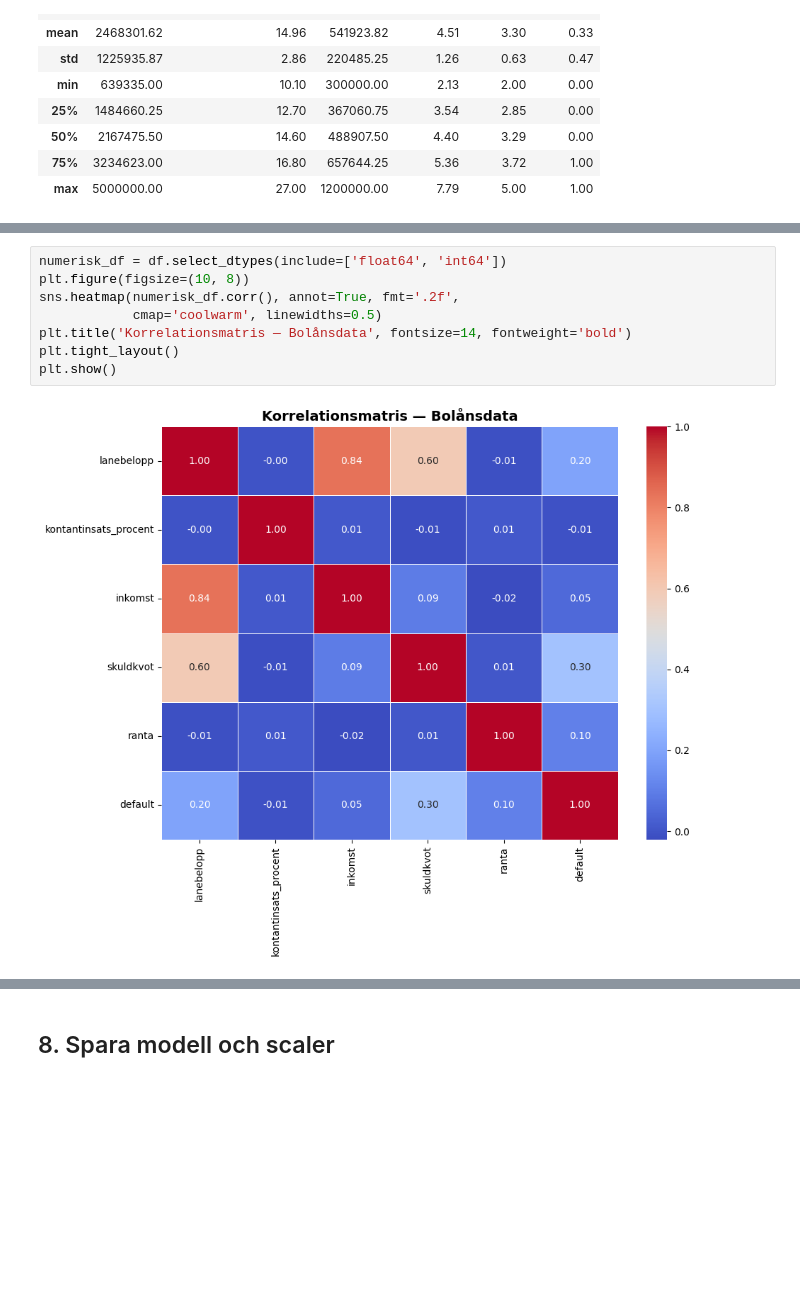
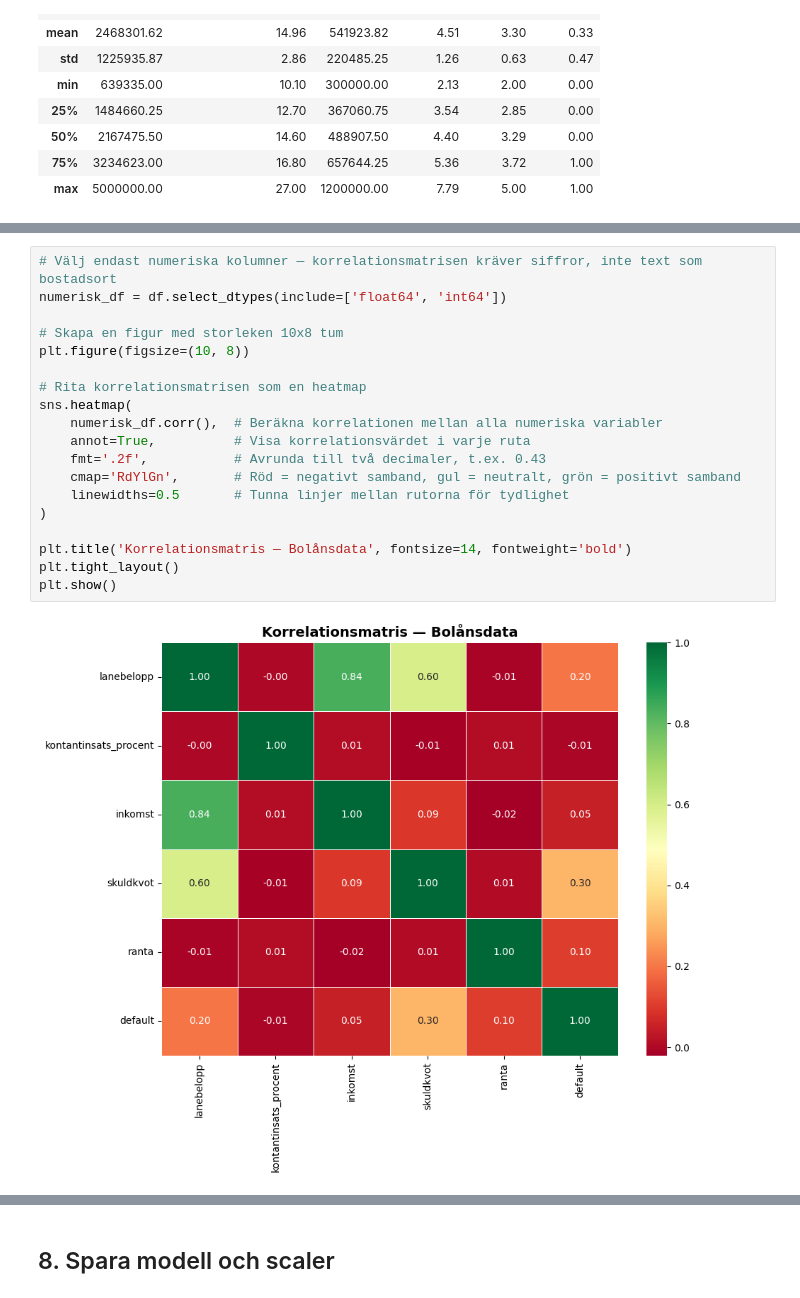
Before and after one commit to jasmikar/svenska-lan, a Jupyter notebook: bolan_analys.ipynb, the cells around one changed output, grey strips where cells are left out. Saved outputs shown, nothing was run; the diff lists cells and outputs as text; blank space fills up the shorter version.

```diff
--- a/bolan_analys.ipynb
+++ b/bolan_analys.ipynb
@@ -123,10 +129,21 @@ Korrelationsmatrisen visar hur starkt två variabler samvarierar, på en skala f
 # %%
+# Välj endast numeriska kolumner — korrelationsmatrisen kräver siffror, inte text som bostadsort
 numerisk_df = df.select_dtypes(include=['float64', 'int64'])
+
+# Skapa en figur med storleken 10x8 tum
 plt.figure(figsize=(10, 8))
-sns.heatmap(numerisk_df.corr(), annot=True, fmt='.2f',
-            cmap='coolwarm', linewidths=0.5)
+
+# Rita korrelationsmatrisen som en heatmap
+sns.heatmap(
+    numerisk_df.corr(),  # Beräkna korrelationen mellan alla numeriska variabler
+    annot=True,          # Visa korrelationsvärdet i varje ruta
+    fmt='.2f',           # Avrunda till två decimaler, t.ex. 0.43
+    cmap='RdYlGn',       # Röd = negativt samband, gul = neutralt, grön = positivt samband
+    linewidths=0.5       # Tunna linjer mellan rutorna för tydlighet
+)
+
 plt.title('Korrelationsmatris — Bolånsdata', fontsize=14, fontweight='bold')
 plt.tight_layout()
 plt.show()
 # %% [output]
-[figure, old version]
+[figure, new version]
```
Also changed, not shown: parts of 23 cells of this notebook, 1 other file.
